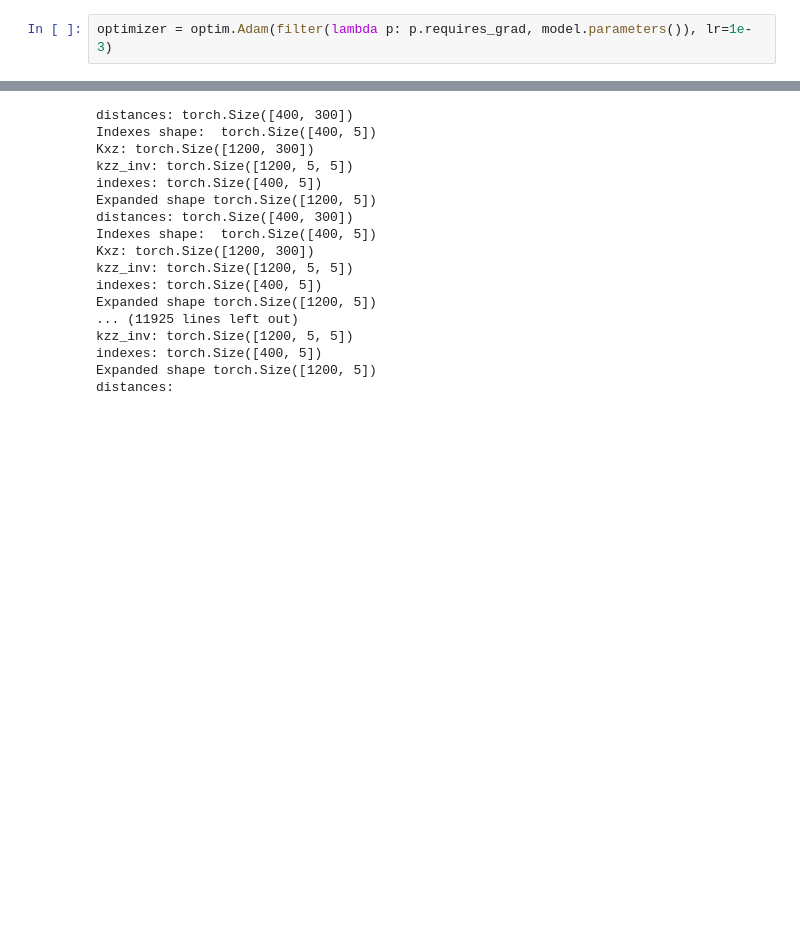
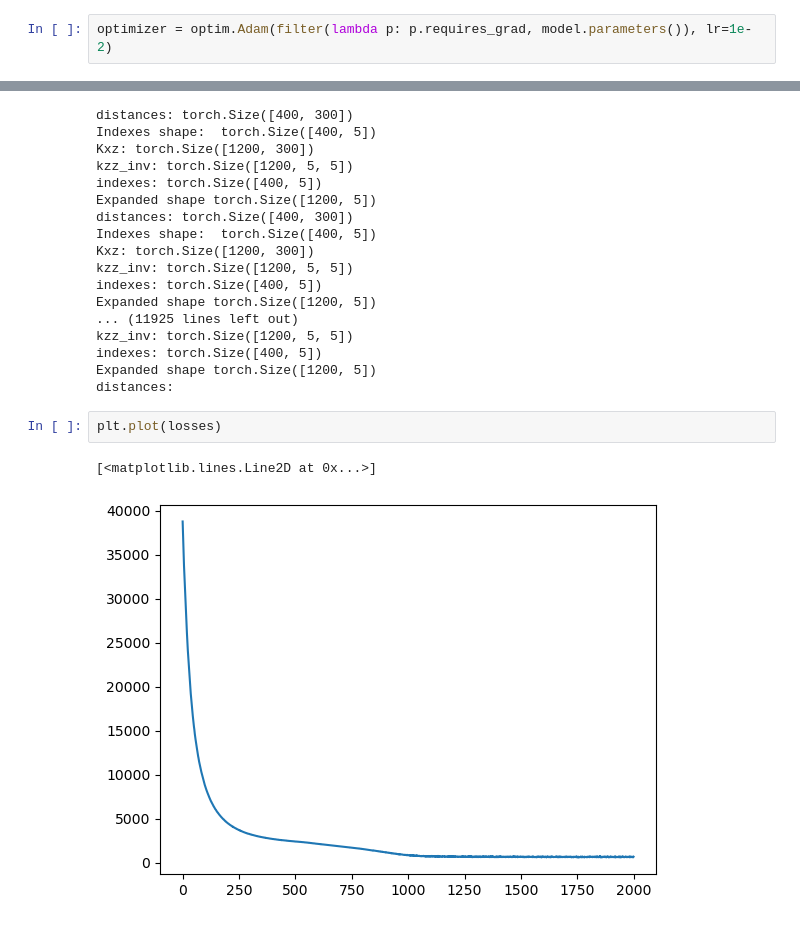
Before and after one commit to luisdiaz1997/GPzoo, a Jupyter notebook: notebooks/vnngp_multiple_gps.ipynb, the cells around one changed output, grey strips where cells are left out. Cells and saved outputs as stored; diff of their text form; blank space fills up the shorter version.

```diff
--- a/notebooks/vnngp_multiple_gps.ipynb
+++ b/notebooks/vnngp_multiple_gps.ipynb
@@ -84,7 +85,7 @@ def train(model, optimizer, X, y, device, steps=200, E=20, **kwargs):
 
     return losses, means, scales
 # %%
-optimizer = optim.Adam(filter(lambda p: p.requires_grad, model.parameters()), lr=1e-3)
+optimizer = optim.Adam(filter(lambda p: p.requires_grad, model.parameters()), lr=1e-2)
 # %%
 model.to(device)
 losses, means, scales = train(model, optimizer, X_train, Y_train, device, steps=2000, E=10)
@@ -106,3 +107,8 @@ kzz_inv: torch.Size([1200, 5, 5])
 indexes: torch.Size([400, 5])
 Expanded shape torch.Size([1200, 5])
 distances:
+# %%
+plt.plot(losses)
+# %% [output]
+[<matplotlib.lines.Line2D at 0x...>]
+[figure, added]
```
Also changed, not shown: parts of 6 cells of this notebook.
